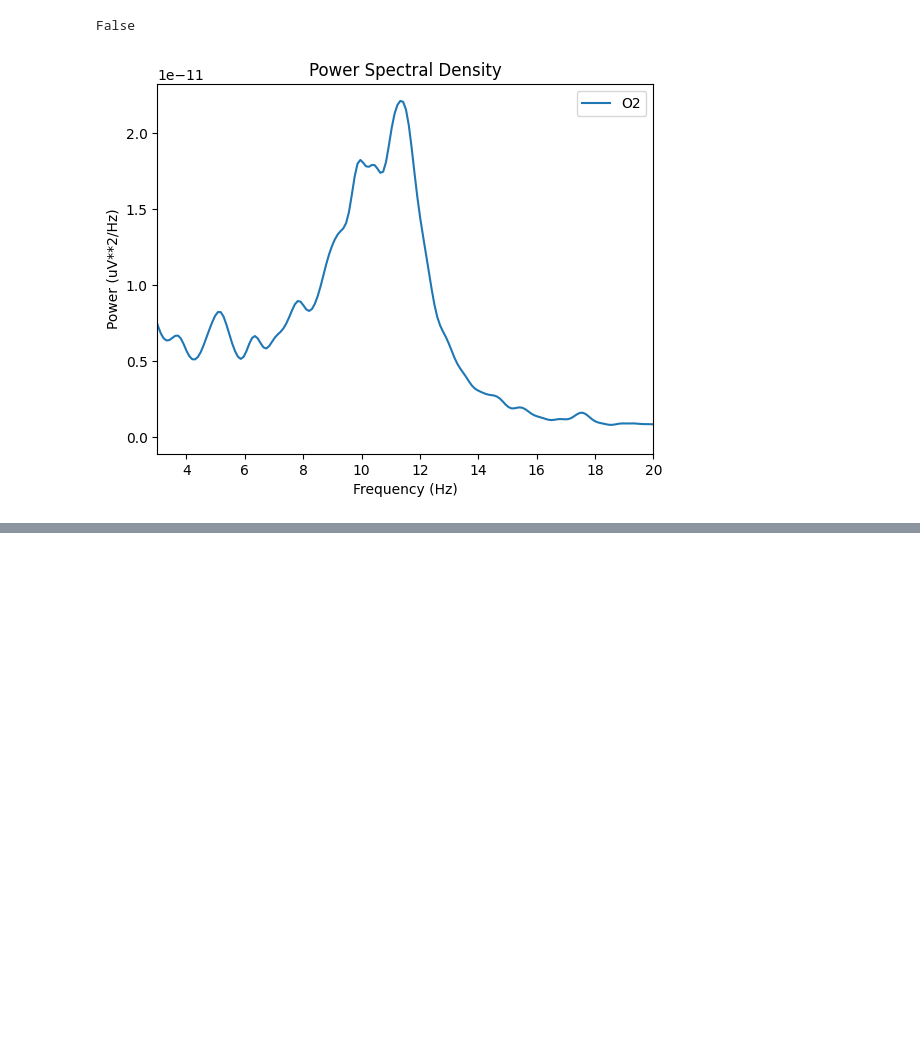
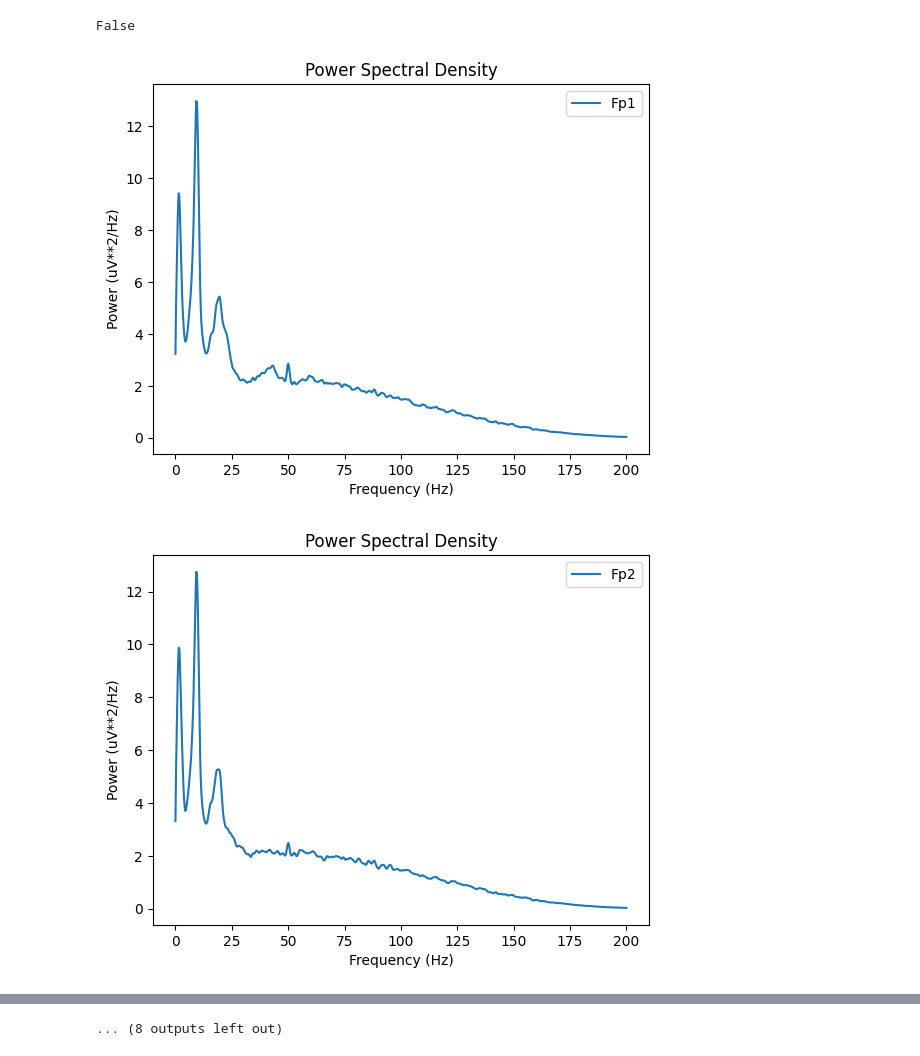
Before and after one commit to luiscam7/cerebro, a Jupyter notebook: notebooks/Review Analysis JSON.ipynb, the cells around one changed output, grey strips where cells are left out. Cells and saved outputs as stored; diff of their text form; code cells hidden in the pictures; blank space fills up the shorter version.

```diff
--- a/notebooks/Review Analysis JSON.ipynb
+++ b/notebooks/Review Analysis JSON.ipynb
@@ -19,17 +19,17 @@ data['ecg_noise_detected']
 # %% [output]
 False
 # %%
-psd = data['power_spectral_density']
+psd = data['magnitude_spectral_density']
 freqs = psd['freq']
 
-channel = 'O2'
+for chann in psd.keys():
 
-plt.title('Power Spectral Density')
-plt.plot(freqs, psd[channel], label= f"{channel}")
-plt.ylabel('Power (uV**2/Hz)')
-plt.xlabel('Frequency (Hz)')
-plt.xlim(3,20)
-plt.legend()
-plt.show()
+    plt.title('Power Spectral Density')
+    plt.plot(freqs, psd[chann], label= f"{chann}")
+    plt.ylabel('Power (uV**2/Hz)')
+    plt.xlabel('Frequency (Hz)')
+    plt.legend()
+    plt.show()
 # %% [output]
-[figure, old version]
+[figure, new version]
+[figure, added]
@@ -36,3 +46,4 @@ plt.show()
+... (8 outputs left out)
 # %%
 psd = data['regional_power_spectral_density']
 freqs = psd['freqs']
```
Also changed, not shown: parts of 4 cells of this notebook, 8 other files.
